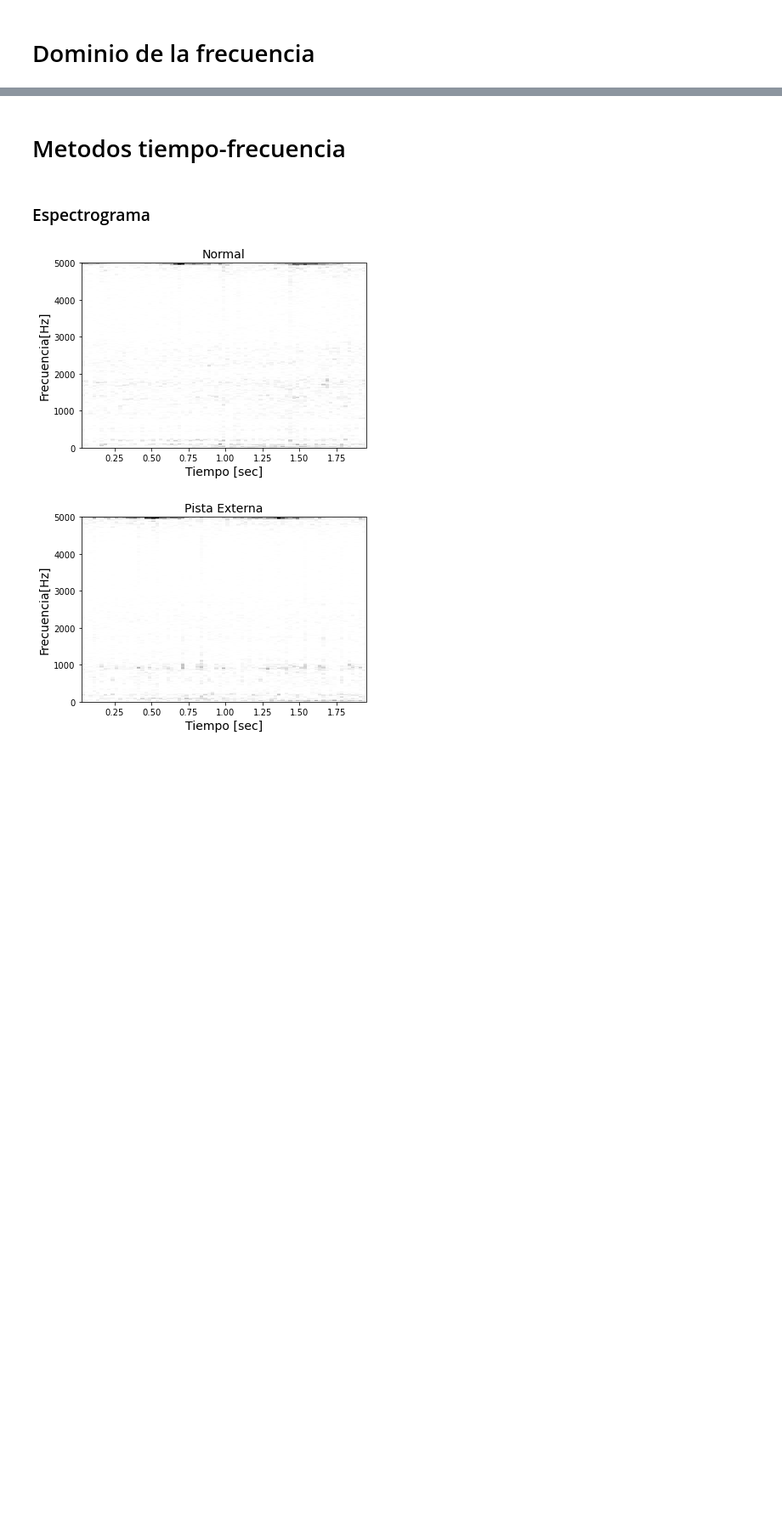
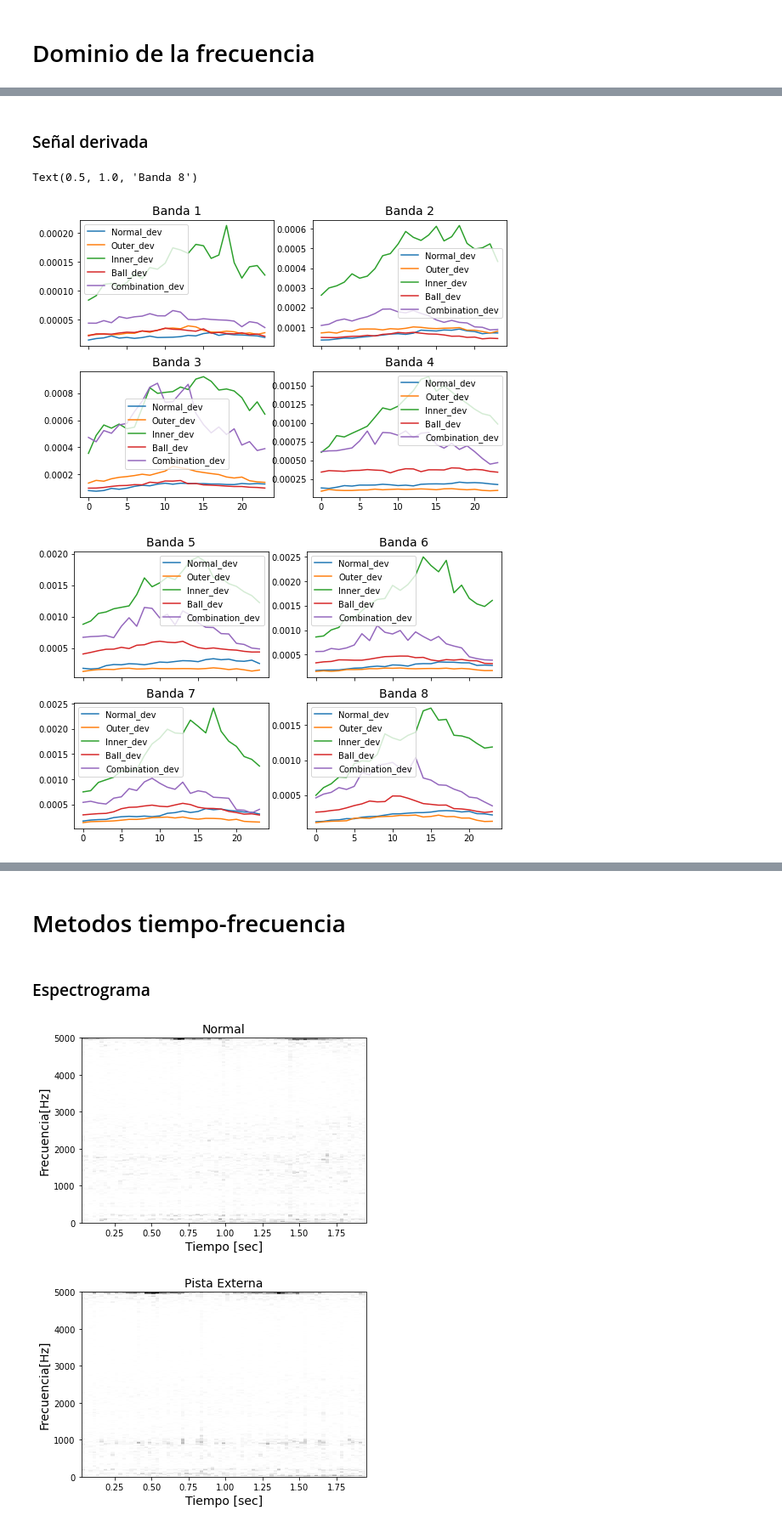
Before and after one commit to JLCdata/Procesamiento-de-se-ales-y-aprendizaje-de-maquinas-en-mantenimiento-predictivo, a Jupyter notebook: Tarea 2/T2.ipynb, the cells around one changed output, grey strips where cells are left out. Shown at 85% size. Drawn from its saved outputs; the diff is of its cells as text; code cells hidden in the pictures; blank space fills up the shorter version.

```diff
--- a/Tarea 2/T2.ipynb
+++ b/Tarea 2/T2.ipynb
@@ -682,0 +710,2 @@ plt.show()
+# %% [markdown]
+### Señal derivada
@@ -682,0 +749,71 @@ plt.show()
+# %%
+f, ((ax1, ax2), (ax3, ax4)) = plt.subplots(2, 2, sharex='col',figsize=(9,6))
+
+ax1.plot(En_dev[:,0])
+ax1.plot(Eo_dev[:,0])
+ax1.plot(Ei_dev[:,0])
+ax1.plot(Eb_dev[:,0])
+ax1.plot(Ec_dev[:,0])
+ax1.legend(['Normal_dev','Outer_dev','Inner_dev','Ball_dev','Combination_dev'])
+ax1.set_title('Banda 1', fontsize=14)
+
+ax2.plot(En_dev[:,1])
+ax2.plot(Eo_dev[:,1])
+ax2.plot(Ei_dev[:,1])
+ax2.plot(Eb_dev[:,1])
+ax2.plot(Ec_dev[:,1])
+ax2.legend(['Normal_dev','Outer_dev','Inner_dev','Ball_dev','Combination_dev'])
+ax2.set_title('Banda 2', fontsize=14)
+
+ax3.plot(En_dev[:,2])
+ax3.plot(Eo_dev[:,2])
+ax3.plot(Ei_dev[:,2])
+ax3.plot(Eb_dev[:,2])
+ax3.plot(Ec_dev[:,2])
+ax3.legend(['Normal_dev','Outer_dev','Inner_dev','Ball_dev','Combination_dev'])
+ax3.set_title('Banda 3', fontsize=14)
+
+ax4.plot(En_dev[:,3])
+ax4.plot(Eo_dev[:,3])
+ax4.plot(Ei_dev[:,3])
+ax4.plot(Eb_dev[:,3])
+ax4.plot(Ec_dev[:,3])
+ax4.legend(['Normal_dev','Outer_dev','Inner_dev','Ball_dev','Combination_dev'])
+ax4.set_title('Banda 4', fontsize=14)
+
+f, ((ax5, ax6), (ax7, ax8)) = plt.subplots(2, 2, sharex='col',figsize=(9,6))
+ax5.plot(En_dev[:,4])
+ax5.plot(Eo_dev[:,4])
+ax5.plot(Ei_dev[:,4])
+ax5.plot(Eb_dev[:,4])
+ax5.plot(Ec_dev[:,4])
+ax5.legend(['Normal_dev','Outer_dev','Inner_dev','Ball_dev','Combination_dev'])
+ax5.set_title('Banda 5', fontsize=14)
+
+ax6.plot(En_dev[:,5])
+ax6.plot(Eo_dev[:,5])
+ax6.plot(Ei_dev[:,5])
+ax6.plot(Eb_dev[:,5])
+ax6.plot(Ec_dev[:,5])
+ax6.legend(['Normal_dev','Outer_dev','Inner_dev','Ball_dev','Combination_dev'])
+ax6.set_title('Banda 6', fontsize=14)
+
+ax7.plot(En_dev[:,6])
+ax7.plot(Eo_dev[:,6])
+ax7.plot(Ei_dev[:,6])
+ax7.plot(Eb_dev[:,6])
+ax7.plot(Ec_dev[:,6])
+ax7.legend(['Normal_dev','Outer_dev','Inner_dev','Ball_dev','Combination_dev'])
+ax7.set_title('Banda 7', fontsize=14)
+
+ax8.plot(En_dev[:,7])
+ax8.plot(Eo_dev[:,7])
+ax8.plot(Ei_dev[:,7])
+ax8.plot(Eb_dev[:,7])
+ax8.plot(Ec_dev[:,7])
+ax8.legend(['Normal_dev','Outer_dev','Inner_dev','Ball_dev','Combination_dev'])
+ax8.set_title('Banda 8', fontsize=14)
+# %% [output]
+Text(0.5, 1.0, 'Banda 8')
+[figure, added]
+[figure, added]
```
Also changed, not shown: parts of 13 cells of this notebook.
